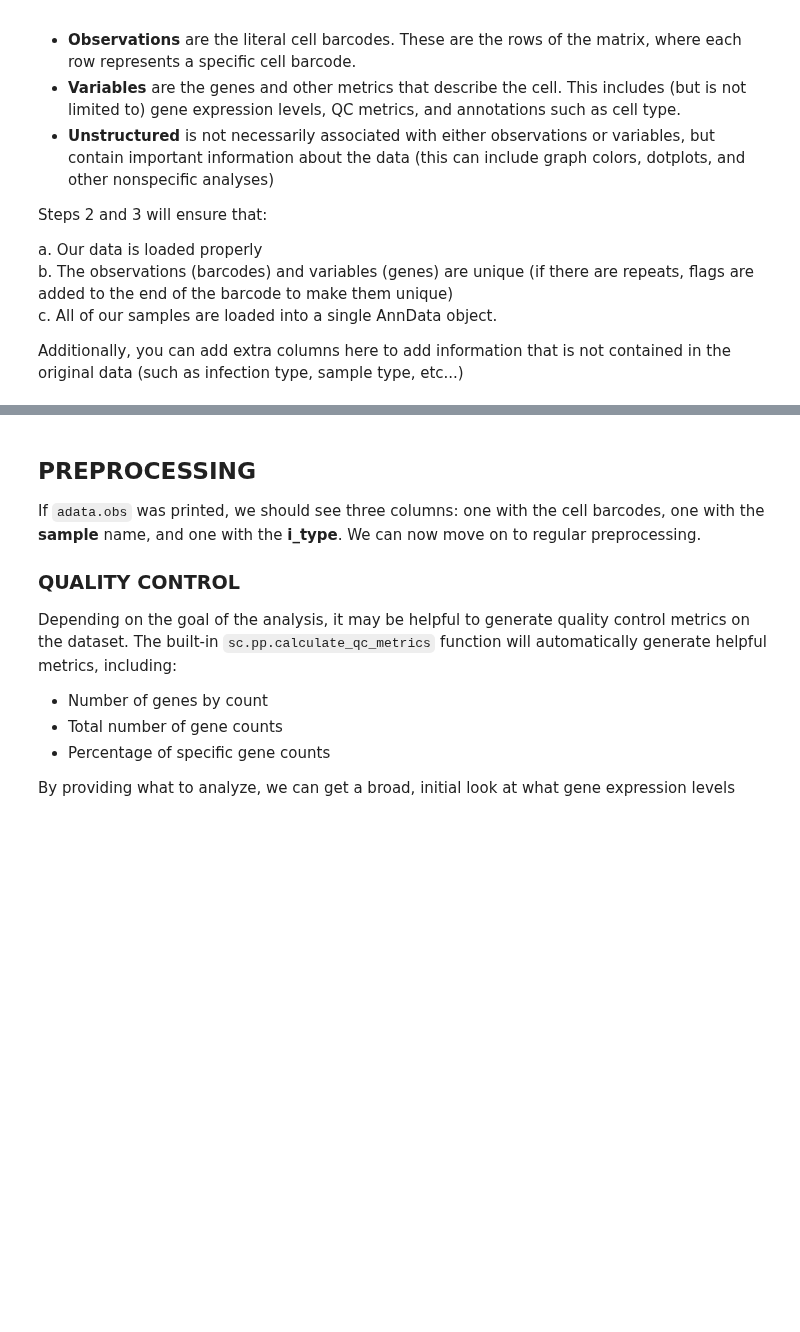
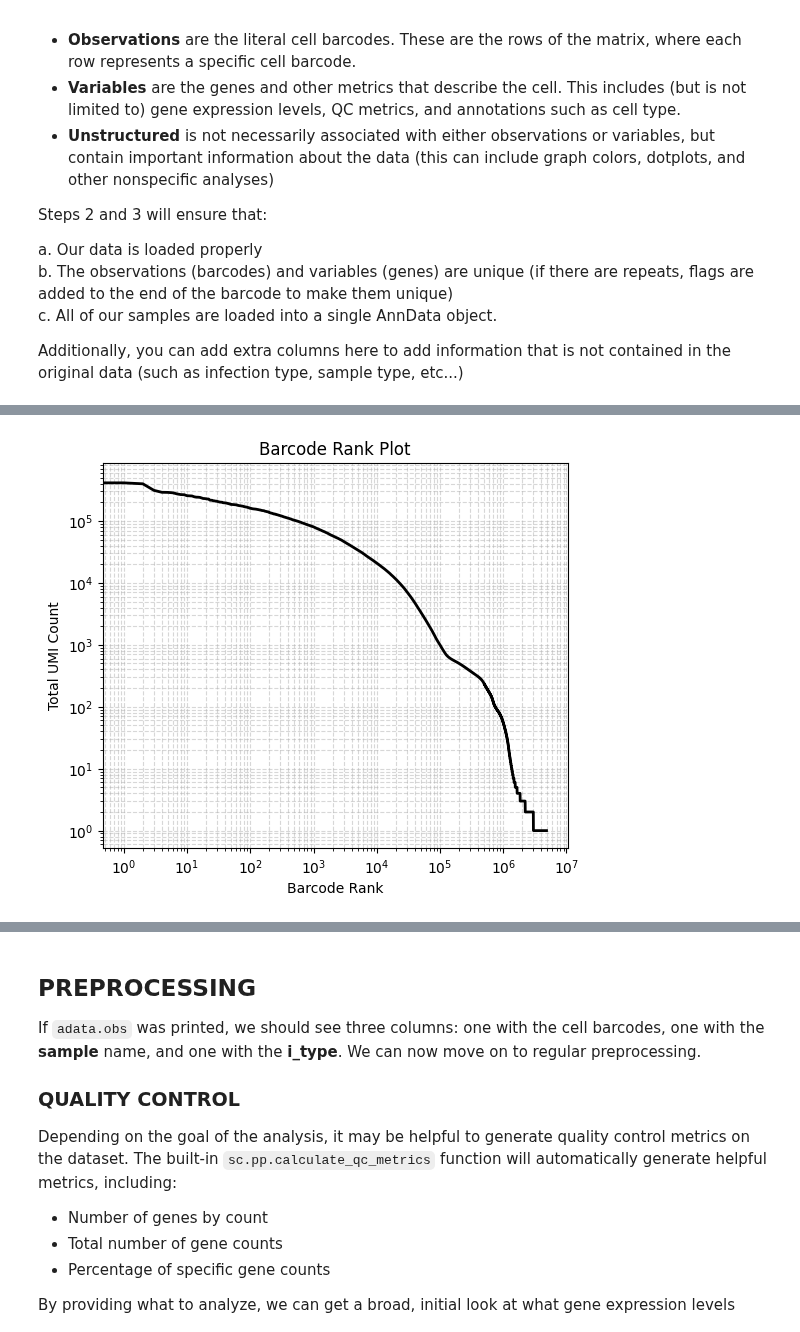
Before and after one commit to hvose-anschutz/viralogue-pipelines, a Jupyter notebook: scRNA-seq-pipeline/scRNA_part1_cellranger.ipynb, the cells around one changed output, grey strips where cells are left out. Cells and saved outputs as stored; diff of their text form; code cells hidden in the pictures; blank space fills up the shorter version.

```diff
--- a/scRNA-seq-pipeline/scRNA_part1_cellranger.ipynb
+++ b/scRNA-seq-pipeline/scRNA_part1_cellranger.ipynb
@@ -148,0 +197,28 @@ adata.obs
+# %%
+%matplotlib inline
+#plotting barcode ranks
+
+counts_per_cell = np.array(adata_raw.X.sum(axis=1)).flatten()
+
+# 2. Sort counts in descending order (highest to lowest)
+sorted_counts = np.sort(counts_per_cell)[::-1]
+
+# 3. Filter out barcodes with zero counts for cleaner plotting
+sorted_counts = sorted_counts[sorted_counts > 0]
+
+# 4. Generate the Barcode Rank Plot
+fig, ax = plt.subplots(figsize=(6, 5))
+
+# Plot on a log-log scale
+ax.loglog(sorted_counts, color="black", linewidth=2)
+
+ax.set_title("Barcode Rank Plot")
+ax.set_xlabel("Barcode Rank")
+ax.set_ylabel("Total UMI Count")
+
+# Optional: Add gridlines for readability
+ax.grid(True, which="both", linestyle="--", alpha=0.5)
+
+plt.show()
+# %% [output]
+[figure, added]
```
Also changed, not shown: parts of 7 cells of this notebook, 2 other files.
